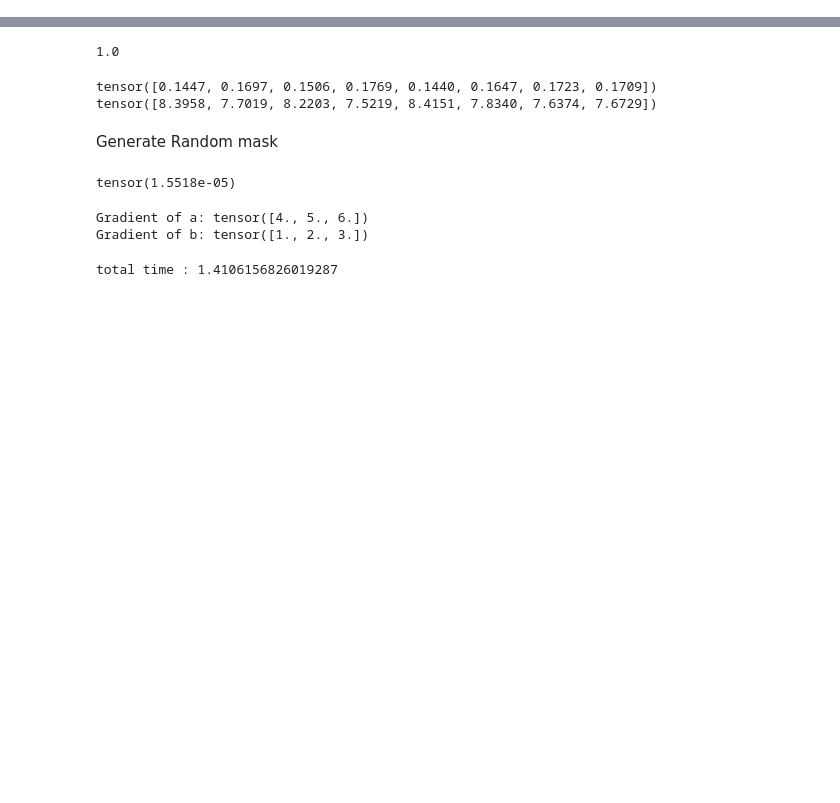
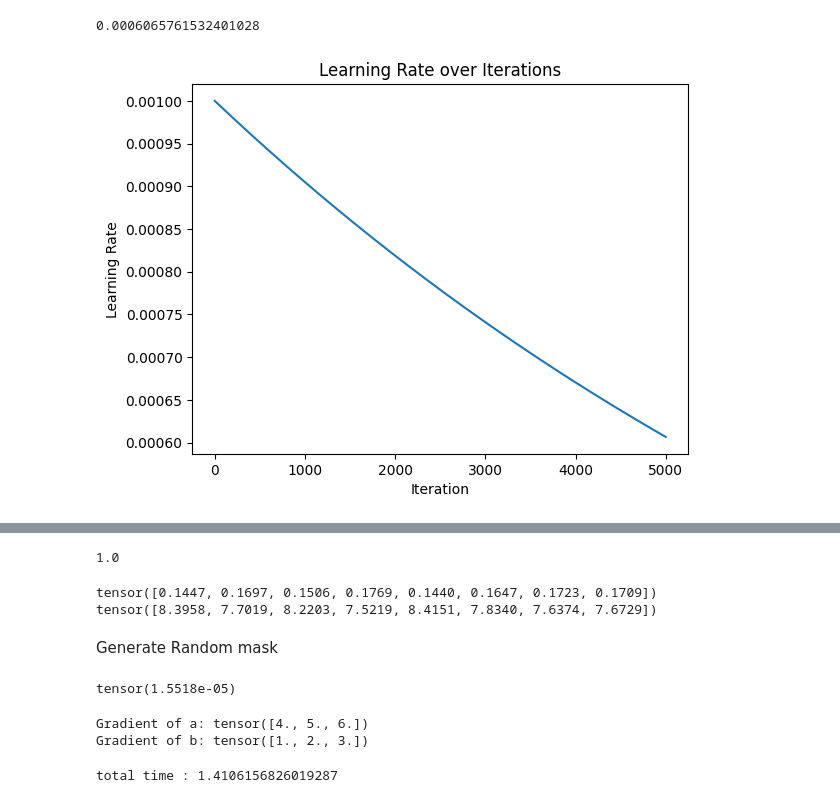
Before and after one commit to Aseer-Ahmad/Mask-OsmosisNet, a Jupyter notebook: test.ipynb, the cells around one changed output, grey strips where cells are left out. Cells and saved outputs as stored; diff of their text form; code cells hidden in the pictures; blank space fills up the shorter version.

```diff
--- a/test.ipynb
+++ b/test.ipynb
@@ -4,0 +39,12 @@ import torch
+# %%
+import torch
+import torch.nn.functional as F
+
+x = torch.randn((12, 12, 4, 4))
+print(x.shape)
+# apply reflection padding to x
+x_pad = F.pad(x, (1, 1, 1, 1), mode='replicate')
+print(x_pad.shape)
+
+print(x[0, 0, :, :])
+print(x_pad[0, 0, :, :])
@@ -4,0 +64,65 @@ import torch
+# %%
+import torch
+
+# use the exponentialLR of the torch.optim.lr_scheduler and plot the learning rate over time for a few epochs
+
+import matplotlib.pyplot as plt
+import torch.optim as optim
+import torch.nn as nn
+import torch.nn.functional as F
+import numpy as np
+from torch.optim.lr_scheduler import ExponentialLR
+
+# create a simple model
+class Net(nn.Module):
+    def __init__(self):
+        super(Net, self).__init__()
+        self.fc1 = nn.Linear(10, 10)
+        self.fc2 = nn.Linear(10, 5)
+        self.fc3 = nn.Linear(5, 1)
+
+    def forward(self, x):
+        x = F.relu(self.fc1(x))
+        x = F.relu(self.fc2(x))
+        x = self.fc3(x)
+        return x
+
+# create a simple dataset
+X = torch.randn(200, 10)
+y = torch.randn(200, 1)
+
+# create a simple dataloader
+dataset = torch.utils.data.TensorDataset(X, y)
+dataloader = torch.utils.data.DataLoader(dataset, batch_size=4, shuffle=True)
+
+# create a simple model
+model = Net()
+
+# create a simple optimizer
+optimizer = optim.SGD(model.parameters(), lr=0.001)
+
+# create a simple learning rate scheduler
+scheduler = ExponentialLR(optimizer, gamma=0.9999)
+
+# train the model
+lrs = []
+for epoch in range(100):
+    for i, data in enumerate(dataloader):
+        inputs, labels = data
+        optimizer.zero_grad()
+        outputs = model(inputs)
+        loss = F.mse_loss(outputs, labels)
+        # loss.backward()
+        # optimizer.step()
+        lrs.append(optimizer.param_groups[0]['lr'])
+        scheduler.step()
+
+print(lrs[-1])
+plt.plot(lrs)
+plt.xlabel('Iteration')
+plt.ylabel('Learning Rate')
+plt.title('Learning Rate over Iterations')
+plt.show()
+# %% [output]
+0.0006065761532401028
+[figure, added]
```
Also changed, not shown: parts of 6 cells of this notebook, 13 other files.
